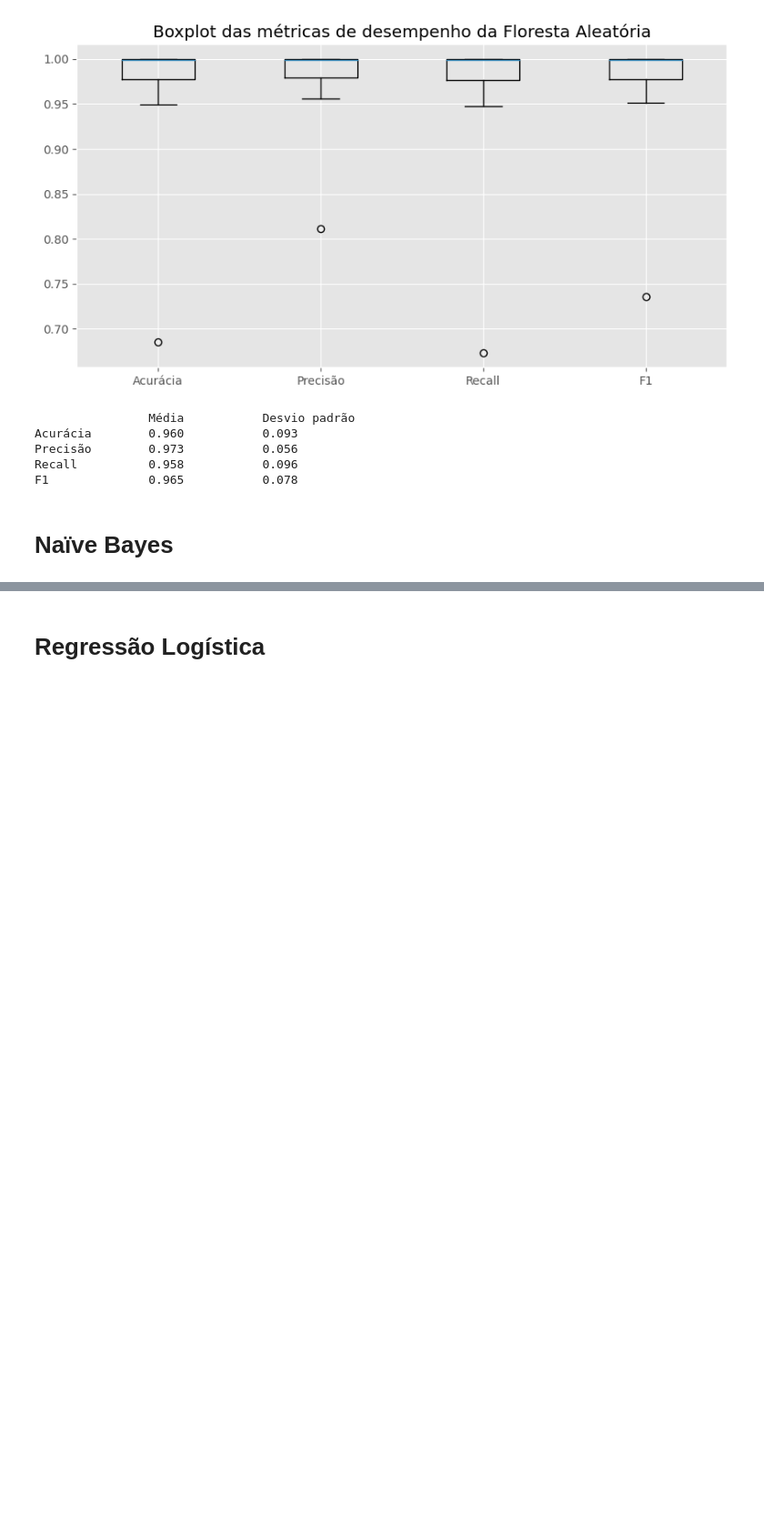
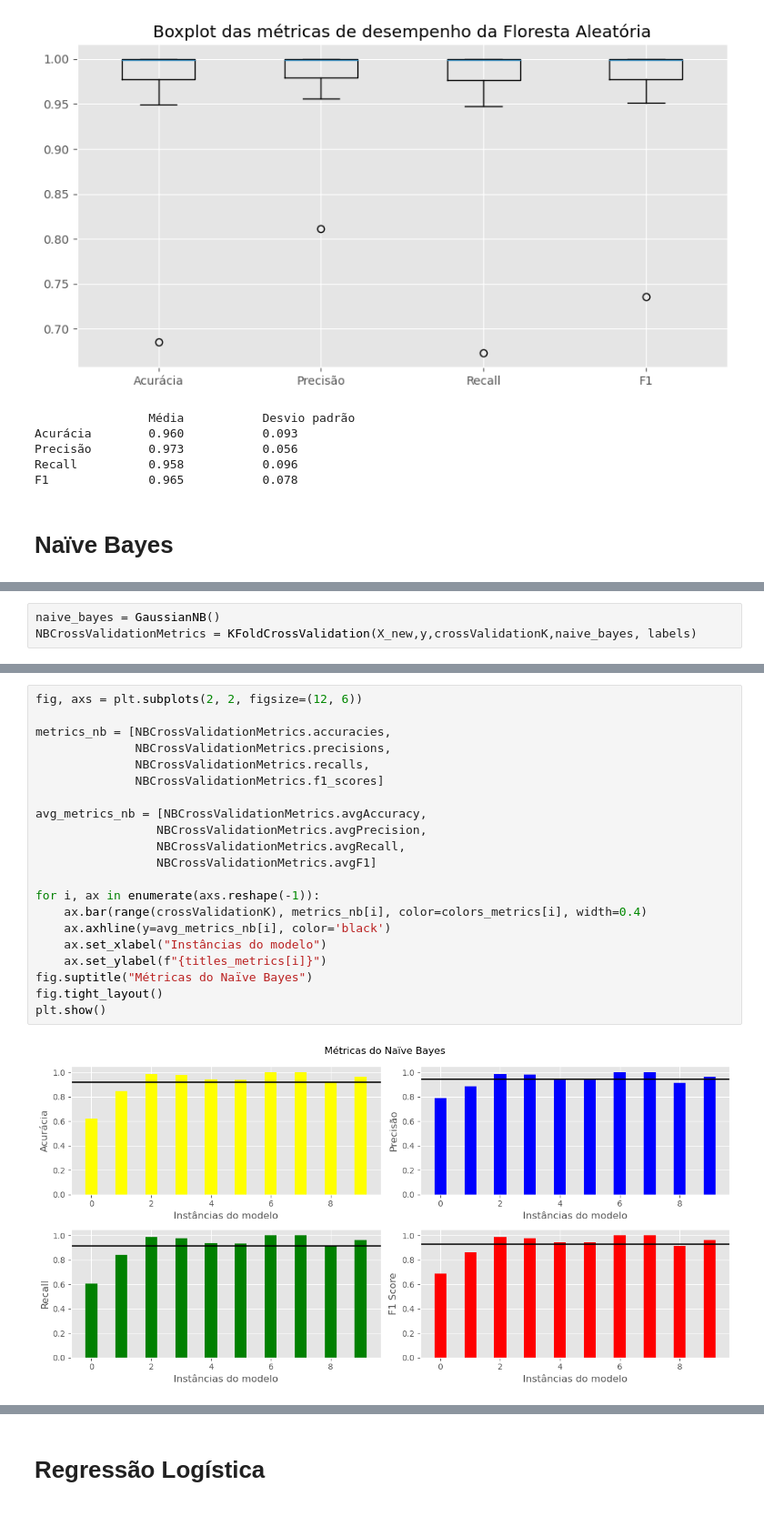
Before and after one commit to amauryTCassola/MachineLearning-2023, a Jupyter notebook: main.ipynb, the cells around one changed output, grey strips where cells are left out. Shown at 91% size. Cells and saved outputs as stored; diff of their text form; blank space fills up the shorter version.

```diff
--- a/main.ipynb
+++ b/main.ipynb
@@ -397,0 +317,3 @@ F1              0.927           0.090
+# %%
+naive_bayes = GaussianNB()
+NBCrossValidationMetrics = KFoldCrossValidation(X_new,y,crossValidationK,naive_bayes, labels)
@@ -397,0 +324,23 @@ F1              0.927           0.090
+# %%
+fig, axs = plt.subplots(2, 2, figsize=(12, 6))
+
+metrics_nb = [NBCrossValidationMetrics.accuracies,
+              NBCrossValidationMetrics.precisions,
+              NBCrossValidationMetrics.recalls,
+              NBCrossValidationMetrics.f1_scores]
+
+avg_metrics_nb = [NBCrossValidationMetrics.avgAccuracy,
+                 NBCrossValidationMetrics.avgPrecision,
+                 NBCrossValidationMetrics.avgRecall,
+                 NBCrossValidationMetrics.avgF1]
+
+for i, ax in enumerate(axs.reshape(-1)):
+    ax.bar(range(crossValidationK), metrics_nb[i], color=colors_metrics[i], width=0.4)
+    ax.axhline(y=avg_metrics_nb[i], color='black')
+    ax.set_xlabel("Instâncias do modelo")
+    ax.set_ylabel(f"{titles_metrics[i]}")
+fig.suptitle("Métricas do Naïve Bayes")
+fig.tight_layout()
+plt.show()
+# %% [output]
+[figure, added]
```
Also changed, not shown: parts of 18 cells of this notebook, 1 other file.
